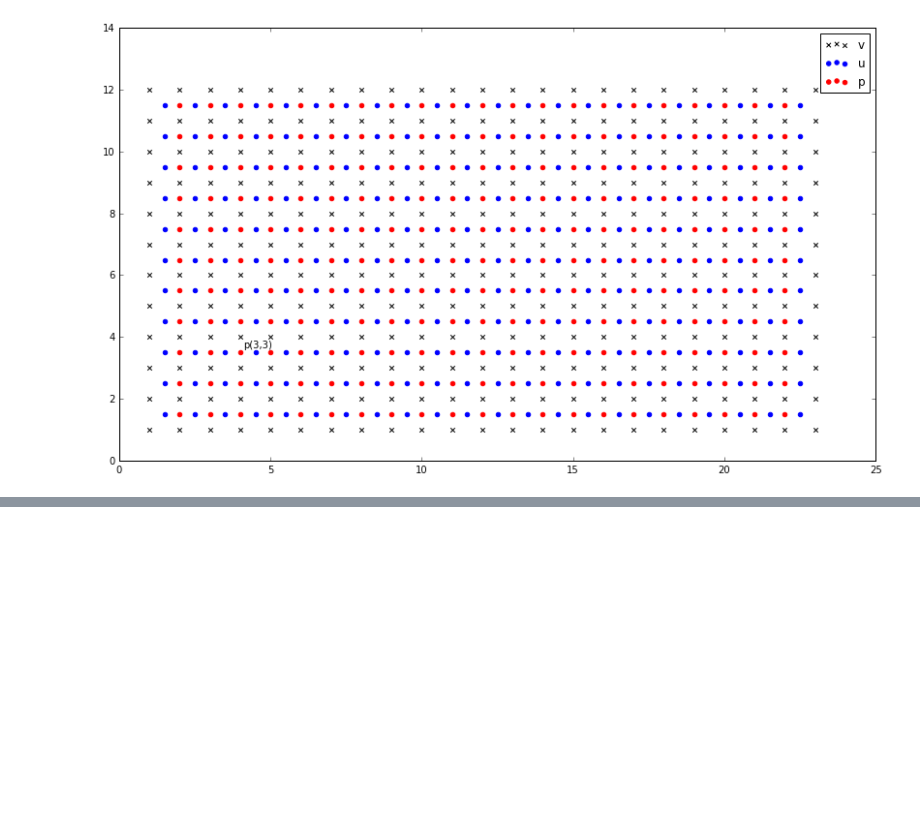
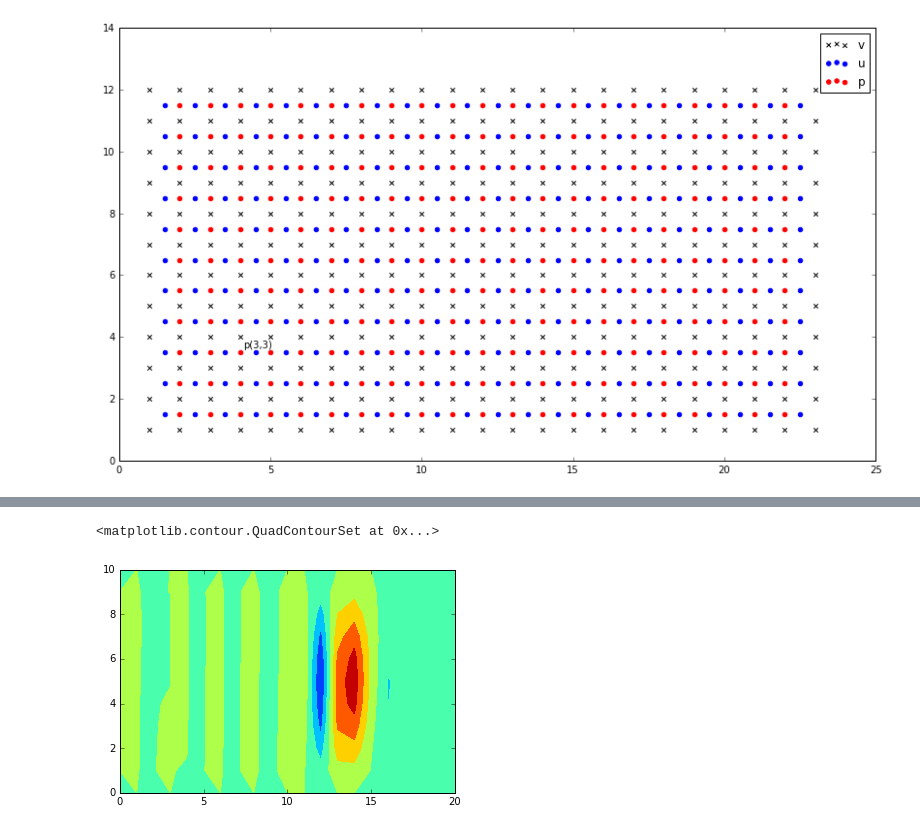
Before and after one commit to bjreddish/CFD, a Jupyter notebook: couette/CouetteFlow_PC.ipynb, the cells around one changed output, grey strips where cells are left out. Drawn from its saved outputs; the diff is of its cells as text; code cells hidden in the pictures; blank space fills up the shorter version.

```diff
--- a/couette/CouetteFlow_PC.ipynb
+++ b/couette/CouetteFlow_PC.ipynb
@@ -138,0 +205,27 @@ array([[ 0.,  0.],
+# %%
+def calcpPrime(pPrime,rhouNew,rhovNew,deltax,deltay,deltat):
+    """We will use a pressure relaxation rechnique where
+    we loop through all interior points by some arbirary
+    sequence and iterate until we converge on a solution.
+    This is only on step in the iteration. We will update
+    the velocities and pressures each time"""
+    residual=1.0
+    newpPrime = np.zeros(pPrime.shape)
+    # Calculte coefficients
+    a = 2*(deltat/(deltax**2) + deltat/(deltay**2))
+    b = -(deltat/(deltax**2))
+    c = -(deltat/(deltay**2))
+    while residual > 0.000001:
+        # Loop through all interior points
+        for i in range(1,pPrime.shape[0]-1):
+            for j in range(1,pPrime.shape[1]-1):
+                d = (1/deltax) * (rhouNew[i+1,j]-rhouNew[i,j]) + (1/deltay) * (rhovNew[i+1,j+1]-rhovNew[i+1,j])
+                newpPrime[i,j] = -(1/a)*(b*pPrime[i+1,j] + b*pPrime[i-1,j] + c*pPrime[i,j+1] + c*pPrime[i,j-1] + d)
+        # asses residual
+        delta = abs(pPrime - newpPrime)
+        residual = delta.max()
+        #print(residual)
+        # set newValue to pPrime
+        pPrime[1:-1,1:-1] = newpPrime[1:-1,1:-1]
+        # All interior points are updates and BC's for pPrime remain unchanged
+    return pPrime
@@ -138,0 +329,8 @@ array([[ 0.,  0.],
+# %%
+x = np.arange(0,p.shape[0], 1)
+y = np.arange(0,p.shape[1], 1)
+X, Y = np.meshgrid(x, y)
+plt.contourf(X,Y,np.transpose(p))
+# %% [output]
+<matplotlib.contour.QuadContourSet at 0x...>
+[figure, added]
```
Also changed, not shown: parts of 10 cells of this notebook.
